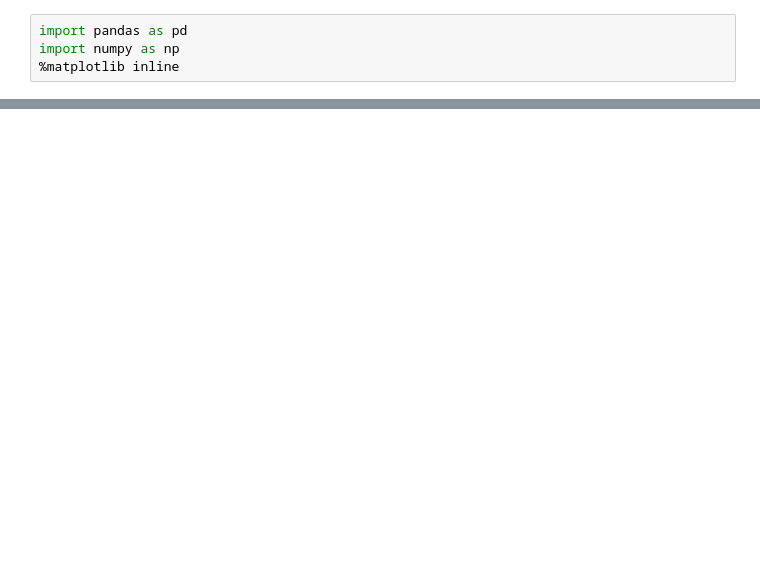
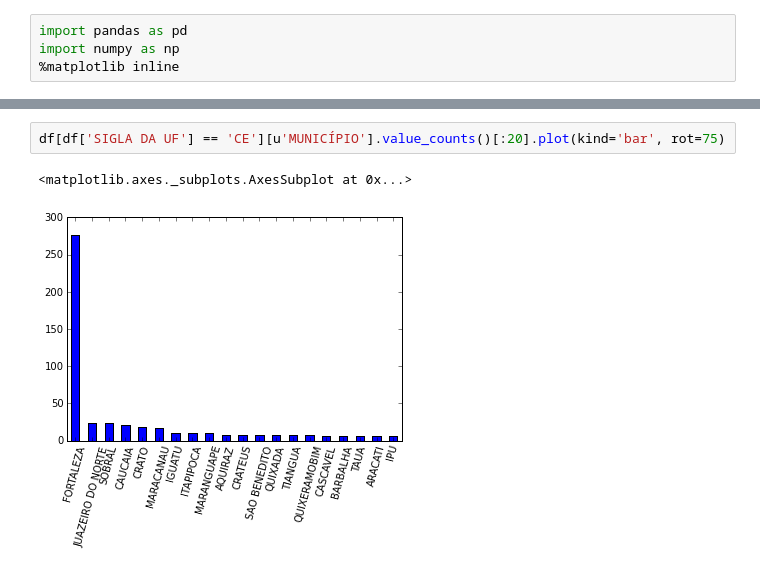
Before and after one commit to abevieiramota/analysis-mec-enem-escolas, a Jupyter notebook: Notebooks/1 - Análise exploratória.ipynb, the cells around one changed output, grey strips where cells are left out. Cells and saved outputs as stored; diff of their text form; blank space fills up the shorter version.

```diff
--- a/Notebooks/1 - Análise exploratória.ipynb
+++ b/Notebooks/1 - Análise exploratória.ipynb
@@ -32,0 +94,5 @@ df.head(1)
+# %%
+df[df['SIGLA DA UF'] == 'CE'][u'MUNICÍPIO'].value_counts()[:20].plot(kind='bar', rot=75)
+# %% [output]
+<matplotlib.axes._subplots.AxesSubplot at 0x...>
+[figure, added]
```
Also changed, not shown: parts of 16 cells of this notebook, 2 other files.
